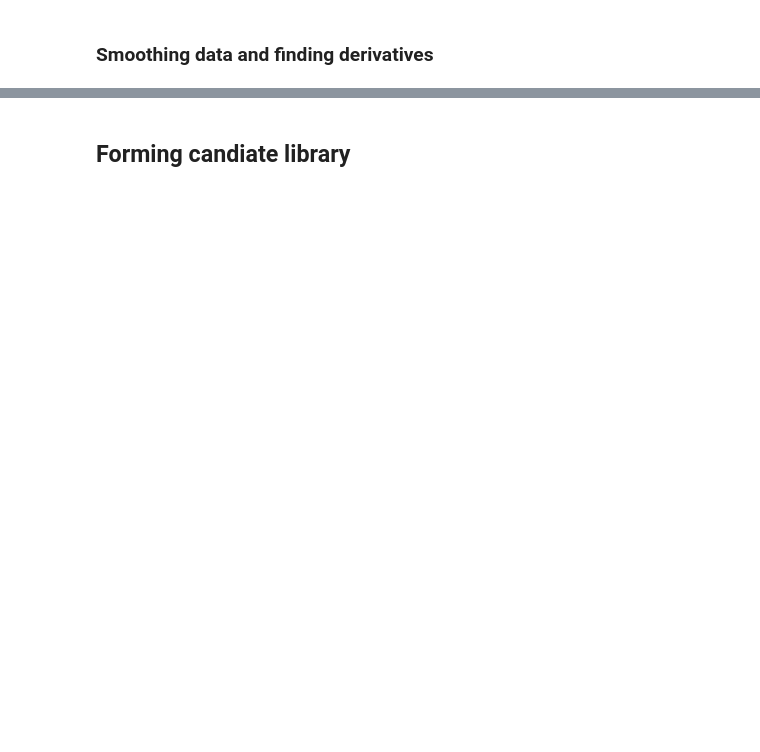
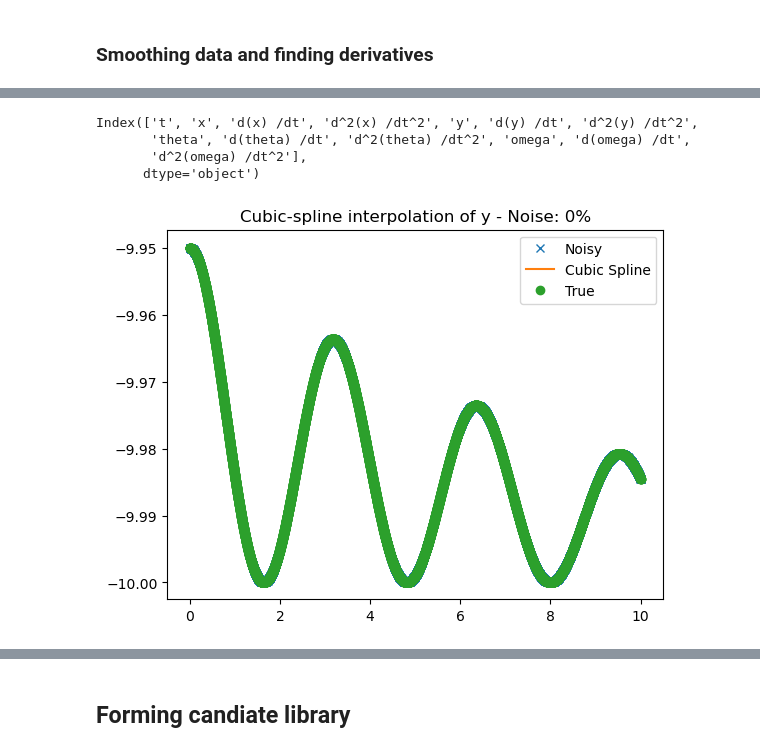
Before and after one commit to mjayadharan/DAE-FINDER_dev, a Jupyter notebook: Examples/Example_2_pendulum/Example_2_simple_pendulum_data_requirement.ipynb, the cells around one changed output, grey strips where cells are left out. Saved outputs shown, nothing was run; the diff lists cells and outputs as text; code cells hidden in the pictures; blank space fills up the shorter version.

```diff
--- a/Examples/Example_2_pendulum/Example_2_simple_pendulum_data_requirement.ipynb
+++ b/Examples/Example_2_pendulum/Example_2_simple_pendulum_data_requirement.ipynb
@@ -179,27 +278,40 @@ for ind, data_matrix_ in enumerate(data_matrix_df_list):
 data_amplify_fact = 1
 num_smoothed_points = num_time_points*data_amplify_fact
 
-
 t_eval_new = np.linspace(data_matrix_df_list[0]["t"].iloc[0], data_matrix_df_list[0]["t"].iloc[-1], num_smoothed_points)
 
 #Calling the smoothening function
-data_matrix_smooth_df_list = [smooth_data(data_matrix,derr_order=1, noise_perc=noise_perc, eval_points=t_eval_new) for data_matrix in data_matrix_df_list]
+# data_matrix_smooth_df_list = [smooth_data(data_matrix,derr_order=1, noise_perc=noise_perc, s_param_=s_param, eval_points=t_eval_new) for data_matrix in data_matrix_df_list]
+data_matrix_smooth_df_list = [
+    smooth_data(data_matrix,
+                domain_var="t",
+                smooth_method ="SG",
+                noise_perc=noise_perc,
+                derr_order=2,
+                polyorder=2,
+                window_smooth=None)
+    for data_matrix in data_matrix_df_list]
+
 
 if len(data_matrix_smooth_df_list) == 1:
     data_matrix_df_smooth_appended = data_matrix_smooth_df_list[0]
 else:
-    data_matrix_df_smooth_appended = pd.concat(data_matrix_smooth_df_list[:-1], ignore_index=True)
+    data_matrix_df_smooth_appended = pd.concat(data_matrix_smooth_df_list, ignore_index=True)
 
 data_matrix_df_smooth = data_matrix_df_smooth_appended[["x","y", "d(x) /dt", "d(y) /dt"]]
-data_matrix_df_smooth = data_matrix_df_smooth.iloc[5:-5]
+data_matrix_df_smooth["x"] = data_matrix_df["x"]
+data_matrix_df_smooth["y"] = data_matrix_df["y"]
+# data_matrix_df_smooth = data_matrix_df_smooth.iloc[5:-5]
 
-#Removing big bumps in the time series due to noise
-# new_df = deepcopy(data_matrix_df_smooth)
-# new_df["energy"] = 0.5*((new_df["d(x) /dt"])**2 + (new_df["d(y) /dt"])**2) +  9.81*new_df["y"]
-# data_matrix_df_smooth = data_matrix_df_smooth[abs(new_df["energy"]-new_df["energy"].mean()) < 0.5*new_df["energy"].std()]
-# data_matrix_df_smooth = data_matrix_df_smooth.rename(columns= dict(zip(data_matrix_df_smooth, ['x', 'y', 'x_dot', 'y_dot'])))
+# Removing big bumps in the time series due to noise
+new_df = deepcopy(data_matrix_df_smooth)
+new_df["energy"] = 0.5*((new_df["d(x) /dt"])**2 + (new_df["d(y) /dt"])**2) +  9.81*new_df["y"]
+data_matrix_df_smooth = data_matrix_df_smooth[abs(new_df["energy"]-new_df["energy"].mean()) < 0.5*new_df["energy"].std()]
+data_matrix_df_smooth = data_matrix_df_smooth.rename(columns= dict(zip(data_matrix_df_smooth, ['x', 'y', 'x_dot', 'y_dot'])))
+print("length of the filtered time-series after removing bumps in dx/dt: {}".format(len(data_matrix_df_smooth)//len(IC_df)))
 
 
+data_matrix_second_der_df = data_matrix_df_smooth_appended[['d^2(x) /dt^2', 'd^2(y) /dt^2']][abs(new_df["energy"]-new_df["energy"].mean()) < 0.5*new_df["energy"].std()]
 
 # #Plotting smoothened splines
 
@@ -220,0 +345,23 @@ data_matrix_df_smooth = data_matrix_df_smooth.iloc[5:-5]
+# %%
+data_matrix_df_smooth_appended.columns
+# %% [output]
+Index(['t', 'x', 'd(x) /dt', 'd^2(x) /dt^2', 'y', 'd(y) /dt', 'd^2(y) /dt^2',
+       'theta', 'd(theta) /dt', 'd^2(theta) /dt^2', 'omega', 'd(omega) /dt',
+       'd^2(omega) /dt^2'],
+      dtype='object')
+# %%
+ind = 0
+feature_ = "y"
+
+plt.figure()
+# plt.plot(data_matrix_df_list[1]["t"], data_matrix_df_list[1]["x"], "x", t_eval_new, x_new,
+#         data_matrix_df[50:100]["t"], data_matrix_df[50:100]["x"], "o")
+
+plt.plot(data_matrix_df_list[ind]["t"], data_matrix_df_list[ind][feature_], "x", data_matrix_smooth_df_list[ind]["t"],
+         data_matrix_smooth_df_list[ind][feature_],data_matrix_df[ind*num_time_points:(ind+1)*num_time_points]["t"], data_matrix_df[ind*num_time_points:(ind+1)*num_time_points][feature_], "o")
+plt.legend(['Noisy', 'Cubic Spline', 'True'])
+# plt.axis([-0.05, 6.33, -1.05, 1.05])
+plt.title('Cubic-spline interpolation of {} - Noise: {}%'.format(feature_, noise_perc))
+plt.show()
+# %% [output]
+[figure, added]
```
Also changed, not shown: parts of 66 cells of this notebook, 15 other files.
